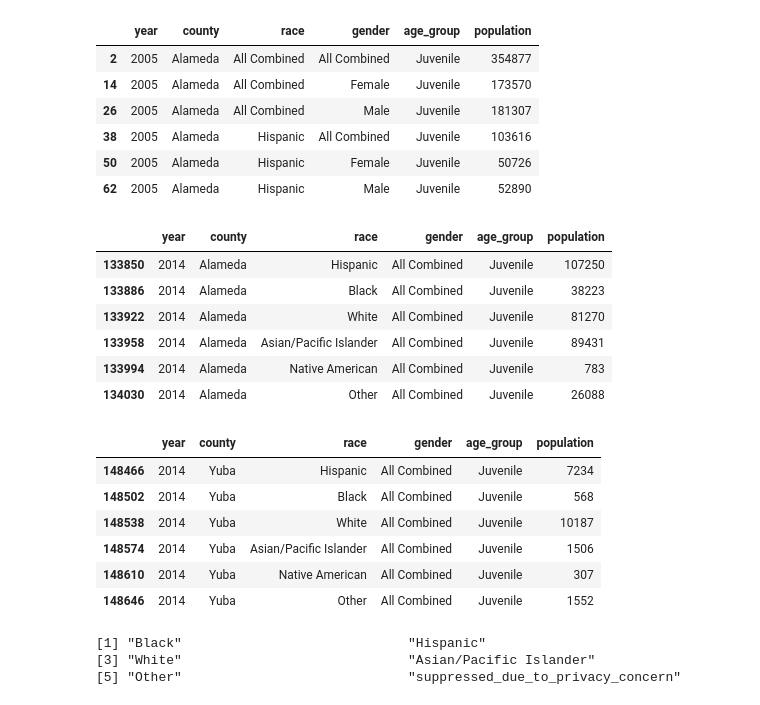
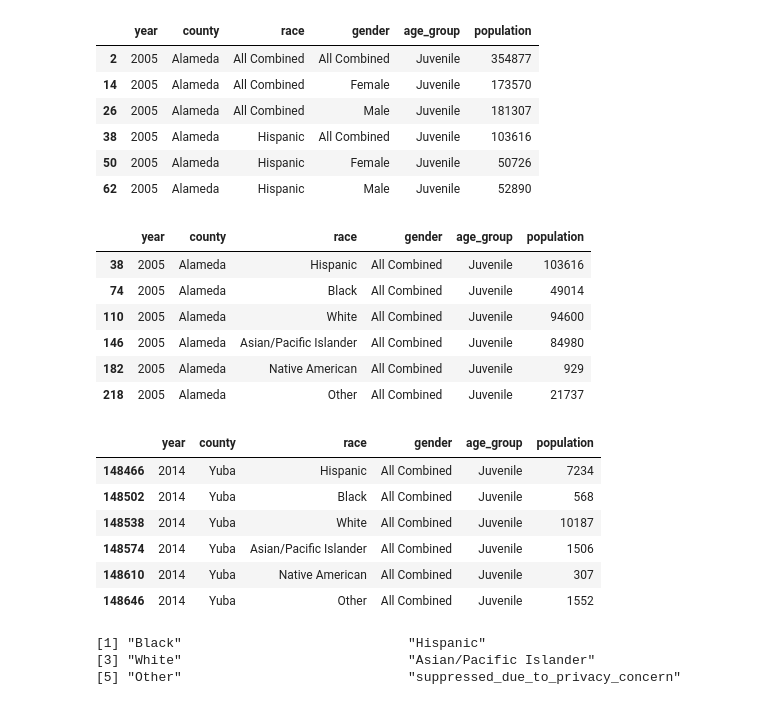
Before and after one commit to sjesupaul/CA_DOJ_OpenJustice, a Jupyter notebook: ethnic_enforcement_outliers.ipynb, the cells around one changed output. Saved outputs shown, nothing was run; the diff lists cells and outputs as text; code cells hidden in the pictures.

```diff
--- a/ethnic_enforcement_outliers.ipynb
+++ b/ethnic_enforcement_outliers.ipynb
@@ -144,20 +164,20 @@ head(dat_pop_jv)
 # %%
 ## Ok, now, let's look at arrests of both genders and ignore the 'all combined' county value.
 dat_pop_jv <- dat_pop_jv[dat_pop_jv$gender %in% "All Combined" & !(dat_pop_jv$county %in% "All Combined"),]
 
 ## Let's also remove the race 'all combined.'
 dat_pop_jv <- dat_pop_jv[!(dat_pop_jv$race %in% "All Combined"),]
 
-head(dat_pop_jv[dat_pop_jv$year %in% "2014",])
-tail(dat_pop_jv[dat_pop_jv$year %in% "2014",])
+head(dat_pop_jv)
+tail(dat_pop_jv)
 # %% [output]
 |  | year | county | race | gender | age_group | population |
-| 133850 | 2014 | Alameda | Hispanic | All Combined | Juvenile | 107250 |
-| 133886 | 2014 | Alameda | Black | All Combined | Juvenile | 38223 |
-| 133922 | 2014 | Alameda | White | All Combined | Juvenile | 81270 |
-| 133958 | 2014 | Alameda | Asian/Pacific Islander | All Combined | Juvenile | 89431 |
-| 133994 | 2014 | Alameda | Native American | All Combined | Juvenile | 783 |
-| 134030 | 2014 | Alameda | Other | All Combined | Juvenile | 26088 |
+| 38 | 2005 | Alameda | Hispanic | All Combined | Juvenile | 103616 |
+| 74 | 2005 | Alameda | Black | All Combined | Juvenile | 49014 |
+| 110 | 2005 | Alameda | White | All Combined | Juvenile | 94600 |
+| 146 | 2005 | Alameda | Asian/Pacific Islander | All Combined | Juvenile | 84980 |
+| 182 | 2005 | Alameda | Native American | All Combined | Juvenile | 929 |
+| 218 | 2005 | Alameda | Other | All Combined | Juvenile | 21737 |
 |  | year | county | race | gender | age_group | population |
 | 148466 | 2014 | Yuba | Hispanic | All Combined | Juvenile | 7234 |
 | 148502 | 2014 | Yuba | Black | All Combined | Juvenile | 568 |
```
Also changed, not shown: parts of 24 cells of this notebook, 1 other file.
